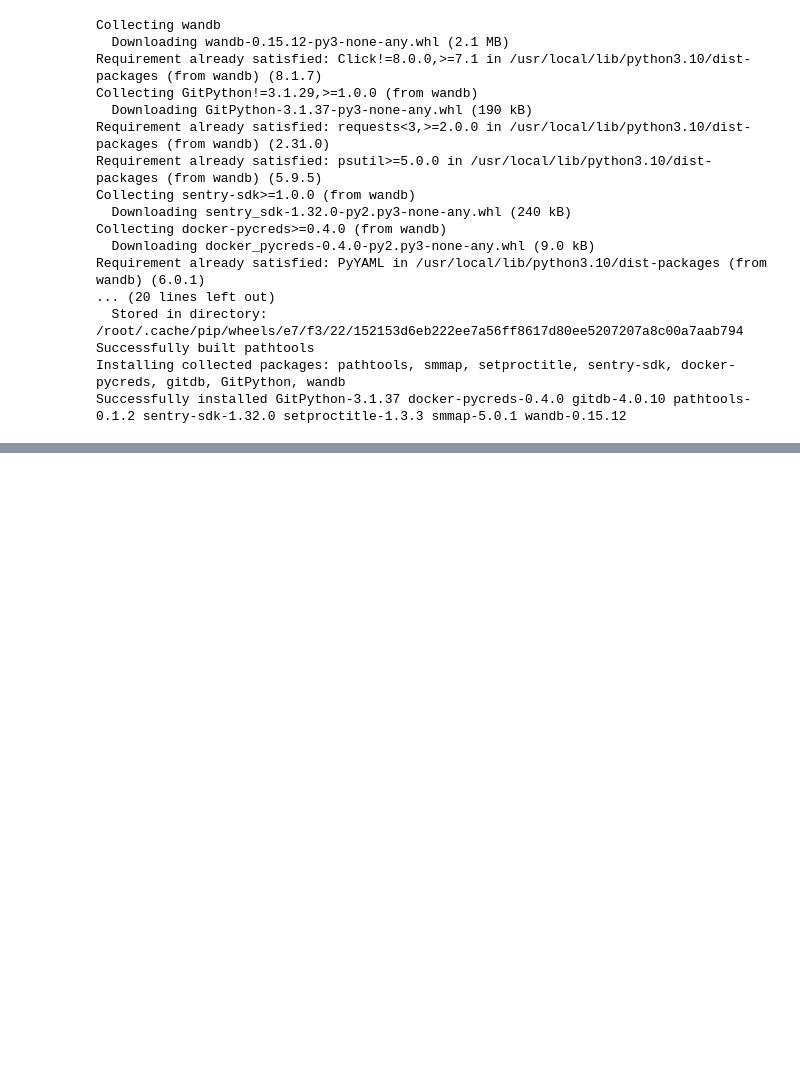
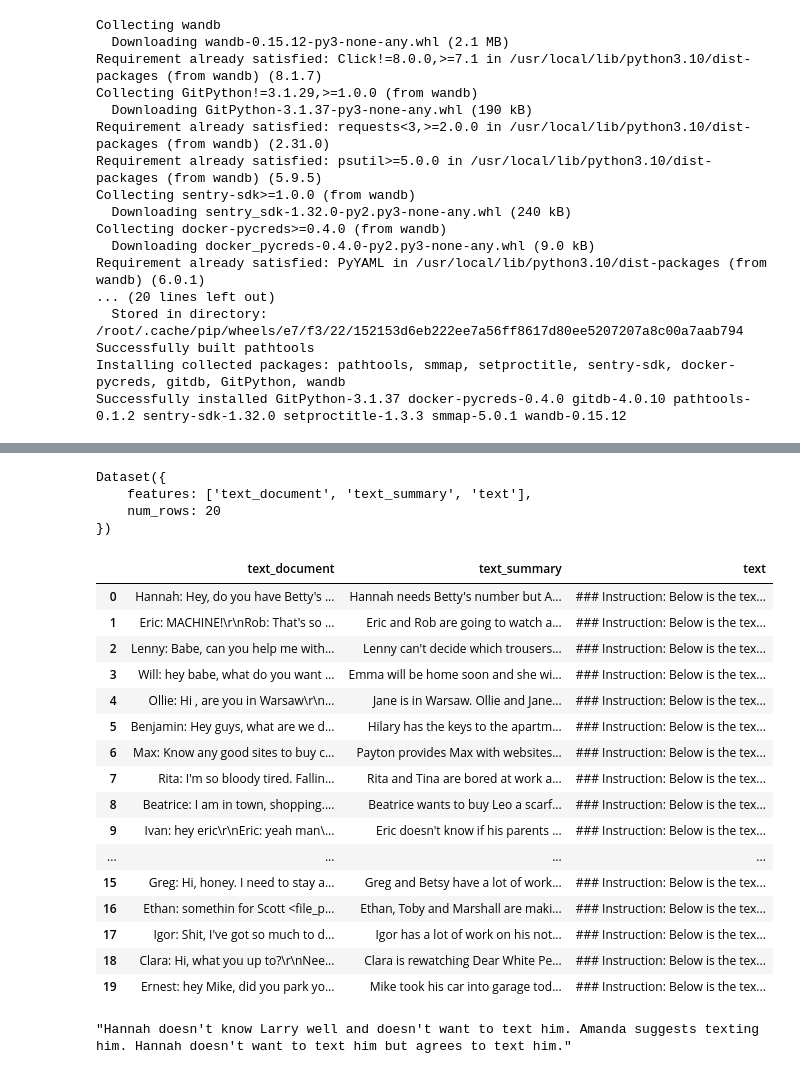
Before and after one commit to kanika1709/Finetuning_LLM_Llama2, a Jupyter notebook: LLama_2_samsum_summarization_final.ipynb, the cells around one changed output, grey strips where cells are left out. Drawn from its saved outputs; the diff is of its cells as text; code cells hidden in the pictures; blank space fills up the shorter version.

```diff
--- a/LLama_2_samsum_summarization_final.ipynb
+++ b/LLama_2_samsum_summarization_final.ipynb
@@ -308,0 +296,28 @@ TrainOutput(global_step=42, training_loss=2.342421213785807, metrics={'train_run
+# %%
+preprocessed_dataset["test"]
+# %% [output]
+Dataset({
+    features: ['text_document', 'text_summary', 'text'],
+    num_rows: 20
+})
+# %%
+test_df = pd.DataFrame(preprocessed_dataset['test'])
+test_df
+# %% [output]
+|  | text_document | text_summary | text |
+| 0 | Hannah: Hey, do you have Betty's ... | Hannah needs Betty's number but A... | ### Instruction: Below is the tex... |
+| 1 | Eric: MACHINE!\r\nRob: That's so ... | Eric and Rob are going to watch a... | ### Instruction: Below is the tex... |
+| 2 | Lenny: Babe, can you help me with... | Lenny can't decide which trousers... | ### Instruction: Below is the tex... |
+| 3 | Will: hey babe, what do you want ... | Emma will be home soon and she wi... | ### Instruction: Below is the tex... |
+| 4 | Ollie: Hi , are you in Warsaw\r\n... | Jane is in Warsaw. Ollie and Jane... | ### Instruction: Below is the tex... |
+| 5 | Benjamin: Hey guys, what are we d... | Hilary has the keys to the apartm... | ### Instruction: Below is the tex... |
+| 6 | Max: Know any good sites to buy c... | Payton provides Max with websites... | ### Instruction: Below is the tex... |
+| 7 | Rita: I'm so bloody tired. Fallin... | Rita and Tina are bored at work a... | ### Instruction: Below is the tex... |
+| 8 | Beatrice: I am in town, shopping.... | Beatrice wants to buy Leo a scarf... | ### Instruction: Below is the tex... |
+| 9 | Ivan: hey eric\r\nEric: yeah man\... | Eric doesn't know if his parents ... | ### Instruction: Below is the tex... |
+| ... | ... | ... | ... |
+| 15 | Greg: Hi, honey. I need to stay a... | Greg and Betsy have a lot of work... | ### Instruction: Below is the tex... |
+| 16 | Ethan: somethin for Scott <file_p... | Ethan, Toby and Marshall are maki... | ### Instruction: Below is the tex... |
+| 17 | Igor: Shit, I've got so much to d... | Igor has a lot of work on his not... | ### Instruction: Below is the tex... |
+| 18 | Clara: Hi, what you up to?\r\nNee... | Clara is rewatching Dear White Pe... | ### Instruction: Below is the tex... |
+| 19 | Ernest: hey Mike, did you park yo... | Mike took his car into garage tod... | ### Instruction: Below is the tex... |
@@ -308,0 +338,4 @@ TrainOutput(global_step=42, training_loss=2.342421213785807, metrics={'train_run
+# %%
+summary_org
+# %% [output]
+"Hannah doesn't know Larry well and doesn't want to text him. Amanda suggests texting him. Hannah doesn't want to text him but agrees to text him."
```
Also changed, not shown: parts of 13 cells of this notebook.
